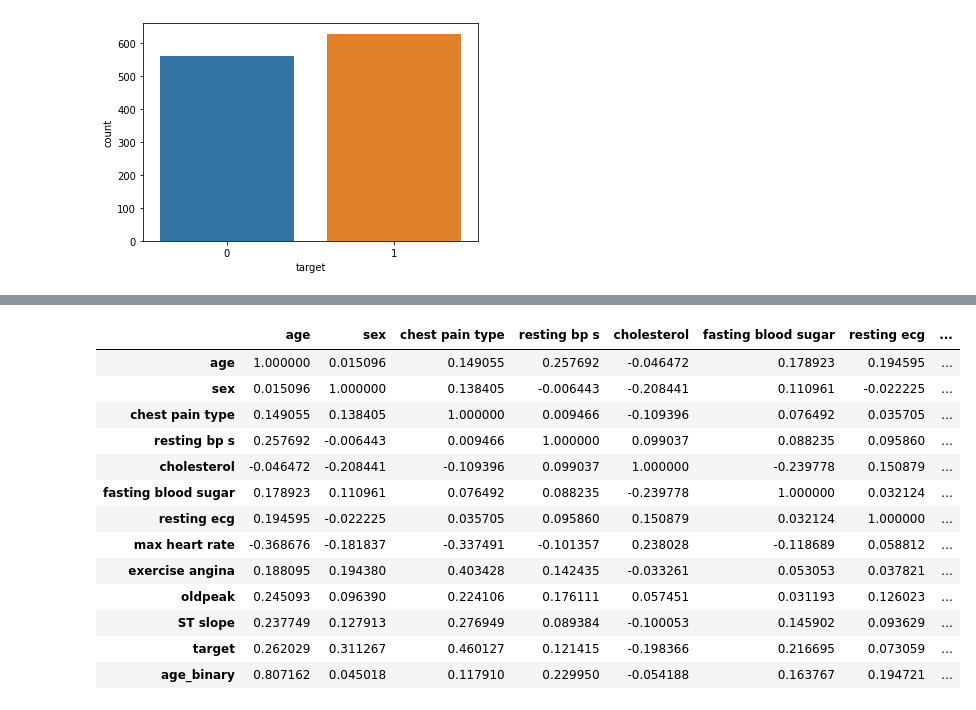
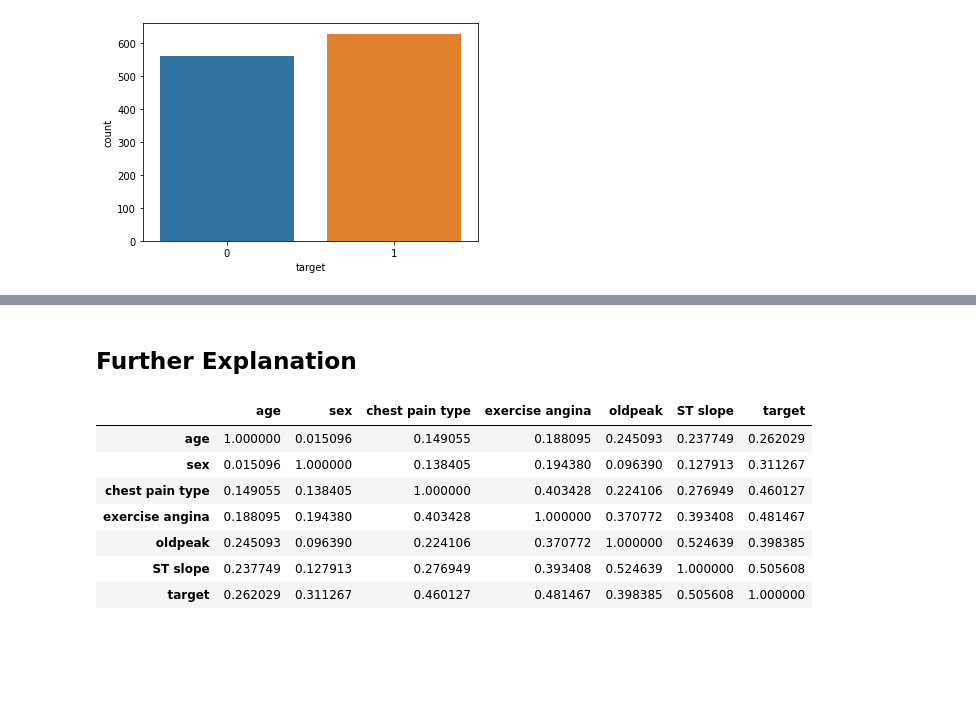
Before and after one commit to GideonO1997/Heart-Disease-Prediction-Site, a Jupyter notebook: HeartDiseasePrediction.ipynb, the cells around one changed output, grey strips where cells are left out. Drawn from its saved outputs; the diff is of its cells as text; code cells hidden in the pictures; blank space fills up the shorter version.

```diff
--- a/HeartDiseasePrediction.ipynb
+++ b/HeartDiseasePrediction.ipynb
@@ -262,0 +538,10 @@ sns.displot(data=db, x="oldpeak", col="target", hue="sex", kde=True, bins=20)
+# %%
+cf_db = cf_db.drop(['cholesterol',
+                    'resting ecg',
+                    'max heart rate',
+                    'age_binary',
+                    'fasting blood sugar',
+                    'resting bp s'
+                   ], axis=1)
+
+cf_db.head()
@@ -283,20 +568,16 @@ sns.countplot(data=db, x='age', hue='target', palette='colorblind')
+# %% [markdown]
+## Further Explanation
 # %%
 # Get the correlation of the columns
-db.corr()
+cf_db.corr()
 # %% [output]
-|  | age | sex | chest pain type | resting bp s | cholesterol | fasting blood sugar | resting ecg | ... |
-| age | 1.000000 | 0.015096 | 0.149055 | 0.257692 | -0.046472 | 0.178923 | 0.194595 | ... |
-| sex | 0.015096 | 1.000000 | 0.138405 | -0.006443 | -0.208441 | 0.110961 | -0.022225 | ... |
-| chest pain type | 0.149055 | 0.138405 | 1.000000 | 0.009466 | -0.109396 | 0.076492 | 0.035705 | ... |
-| resting bp s | 0.257692 | -0.006443 | 0.009466 | 1.000000 | 0.099037 | 0.088235 | 0.095860 | ... |
-| cholesterol | -0.046472 | -0.208441 | -0.109396 | 0.099037 | 1.000000 | -0.239778 | 0.150879 | ... |
-| fasting blood sugar | 0.178923 | 0.110961 | 0.076492 | 0.088235 | -0.239778 | 1.000000 | 0.032124 | ... |
-| resting ecg | 0.194595 | -0.022225 | 0.035705 | 0.095860 | 0.150879 | 0.032124 | 1.000000 | ... |
-| max heart rate | -0.368676 | -0.181837 | -0.337491 | -0.101357 | 0.238028 | -0.118689 | 0.058812 | ... |
-| exercise angina | 0.188095 | 0.194380 | 0.403428 | 0.142435 | -0.033261 | 0.053053 | 0.037821 | ... |
-| oldpeak | 0.245093 | 0.096390 | 0.224106 | 0.176111 | 0.057451 | 0.031193 | 0.126023 | ... |
-| ST slope | 0.237749 | 0.127913 | 0.276949 | 0.089384 | -0.100053 | 0.145902 | 0.093629 | ... |
-| target | 0.262029 | 0.311267 | 0.460127 | 0.121415 | -0.198366 | 0.216695 | 0.073059 | ... |
-| age_binary | 0.807162 | 0.045018 | 0.117910 | 0.229950 | -0.054188 | 0.163767 | 0.194721 | ... |
+|  | age | sex | chest pain type | exercise angina | oldpeak | ST slope | target |
+| age | 1.000000 | 0.015096 | 0.149055 | 0.188095 | 0.245093 | 0.237749 | 0.262029 |
+| sex | 0.015096 | 1.000000 | 0.138405 | 0.194380 | 0.096390 | 0.127913 | 0.311267 |
+| chest pain type | 0.149055 | 0.138405 | 1.000000 | 0.403428 | 0.224106 | 0.276949 | 0.460127 |
+| exercise angina | 0.188095 | 0.194380 | 0.403428 | 1.000000 | 0.370772 | 0.393408 | 0.481467 |
+| oldpeak | 0.245093 | 0.096390 | 0.224106 | 0.370772 | 1.000000 | 0.524639 | 0.398385 |
+| ST slope | 0.237749 | 0.127913 | 0.276949 | 0.393408 | 0.524639 | 1.000000 | 0.505608 |
+| target | 0.262029 | 0.311267 | 0.460127 | 0.481467 | 0.398385 | 0.505608 | 1.000000 |
 # %%
 # Visualize Correlation
```
Also changed, not shown: parts of 78 cells of this notebook, 26 other files.
